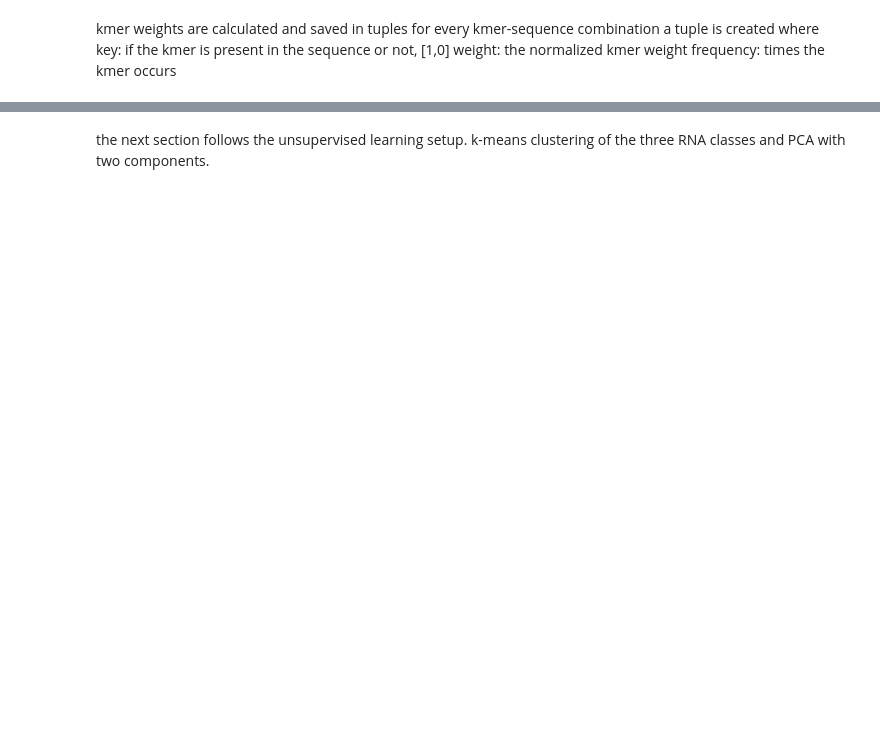
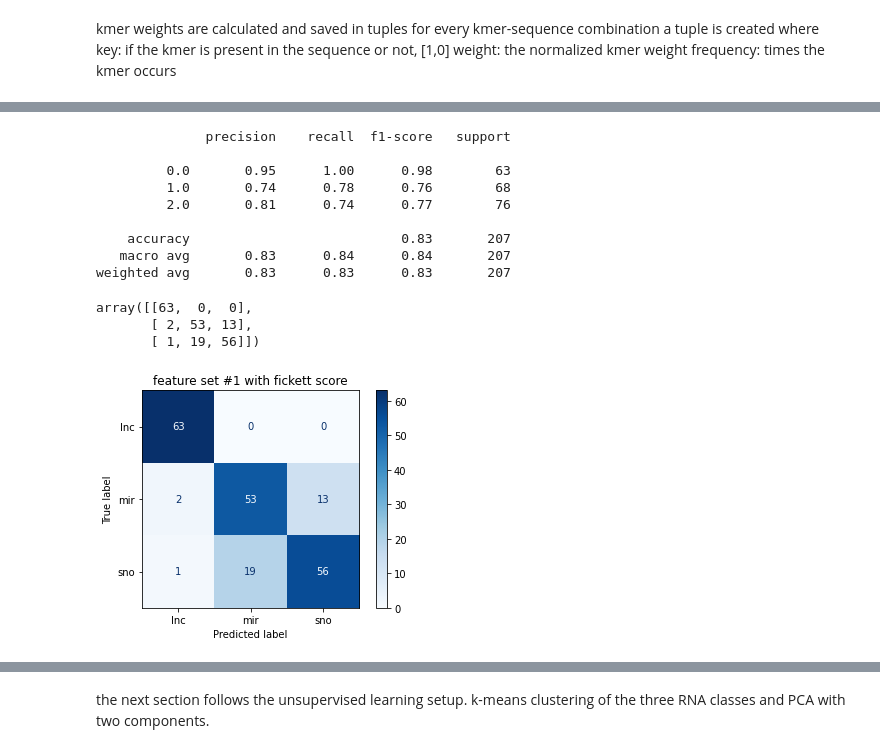
Before and after one commit to Bierinformatik/lncRNA_host_gene_classification, a Jupyter notebook: lncRNA_classify.ipynb, the cells around one changed output, grey strips where cells are left out. Saved outputs shown, nothing was run; the diff lists cells and outputs as text; code cells hidden in the pictures; blank space fills up the shorter version.

```diff
--- a/lncRNA_classify.ipynb
+++ b/lncRNA_classify.ipynb
@@ -142,9 +190,5 @@ print (f"Grid search cv5 best score: {grid_search_def5.best_score_}")
 # %%
 #model 1 is the best estimator from the grid search with 10-fold cv
-model_1 = grid_search_def10.best_estimator_
-y_pred = model_1.predict(X_test)
-model_1_acc = accuracy_score(y_test, y_pred)
-print (f"model 1 accuracy: {model_1_acc}")
-y_pred_train = model_1.predict(X_train)
-model_1_train_acc = accuracy_score(y_train, y_pred_train)
-print (f"model 1 accuracy on training set: {model_1_train_acc}")
+#best parameters
+best_params = grid_search_def10.best_params_
+print (f"Grid search accuracy best params: {best_params}")
@@ -164,18 +209,32 @@ print (accuracy_score(y_test, y_pred_orig))
 # %%
 #classification matrix for the original model
 print(classification_report(y_test, y_pred))
 
-path = "fs1/w_fickett/results"
-if not os.path.isdir(join(path)):
-    os.makedirs(join(path))
-plt.savefig(join(path,"feat_imp.png"))
+#path = "fs1/w_fickett/results"
+#if not os.path.isdir(join(path)):
+#    os.makedirs(join(path))
+#plt.savefig(join(path,"feat_imp.png"))
 
 disp = plot_confusion_matrix(rnd_clf, X_test, y_test,
                                      display_labels=["lnc","mir","sno"],
                                      cmap=plt.cm.Blues)
 disp.ax_.set_title('feature set #1 with fickett score')
-print (disp.confusion_matrix)
-plt.savefig(join(path,"conf_mat.png"))
+disp.confusion_matrix
+#plt.savefig(join(path,"conf_mat.png"))
+# %% [output]
+              precision    recall  f1-score   support
+
+         0.0       0.95      1.00      0.98        63
+         1.0       0.74      0.78      0.76        68
+         2.0       0.81      0.74      0.77        76
+
+    accuracy                           0.83       207
+   macro avg       0.83      0.84      0.84       207
+weighted avg       0.83      0.83      0.83       207
+array([[63,  0,  0],
+       [ 2, 53, 13],
+       [ 1, 19, 56]])
+[figure, added]
 # %%
 #feature importances
 feat_imp = rnd_clf.feature_importances_
```
Also changed, not shown: parts of 13 cells of this notebook.
